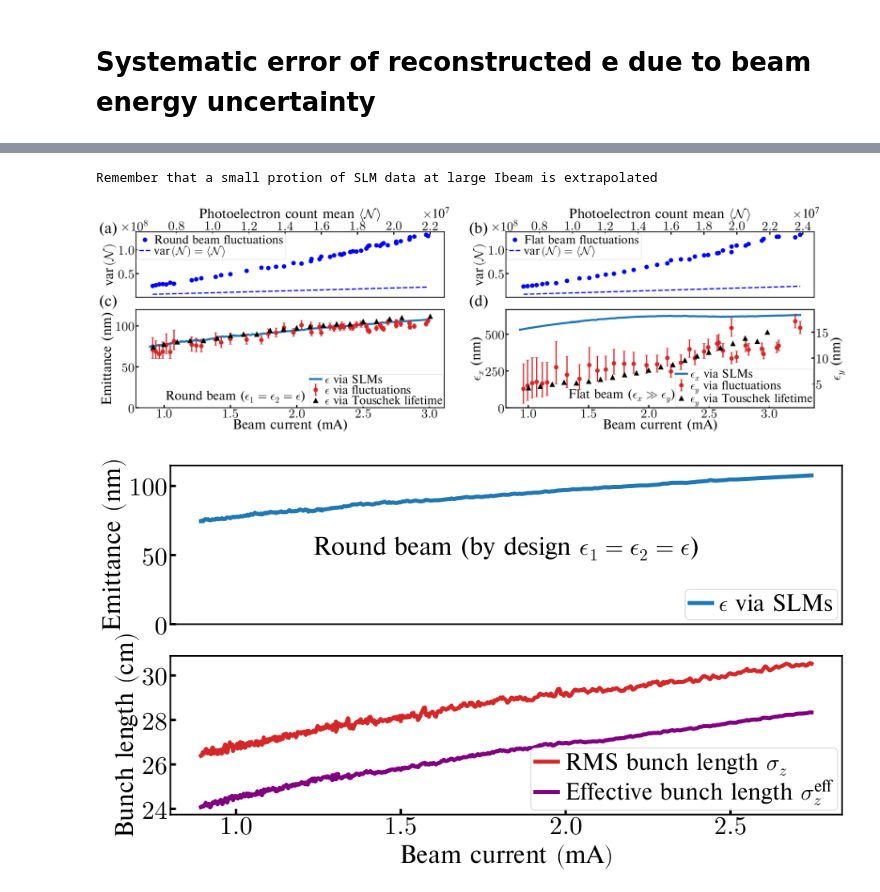
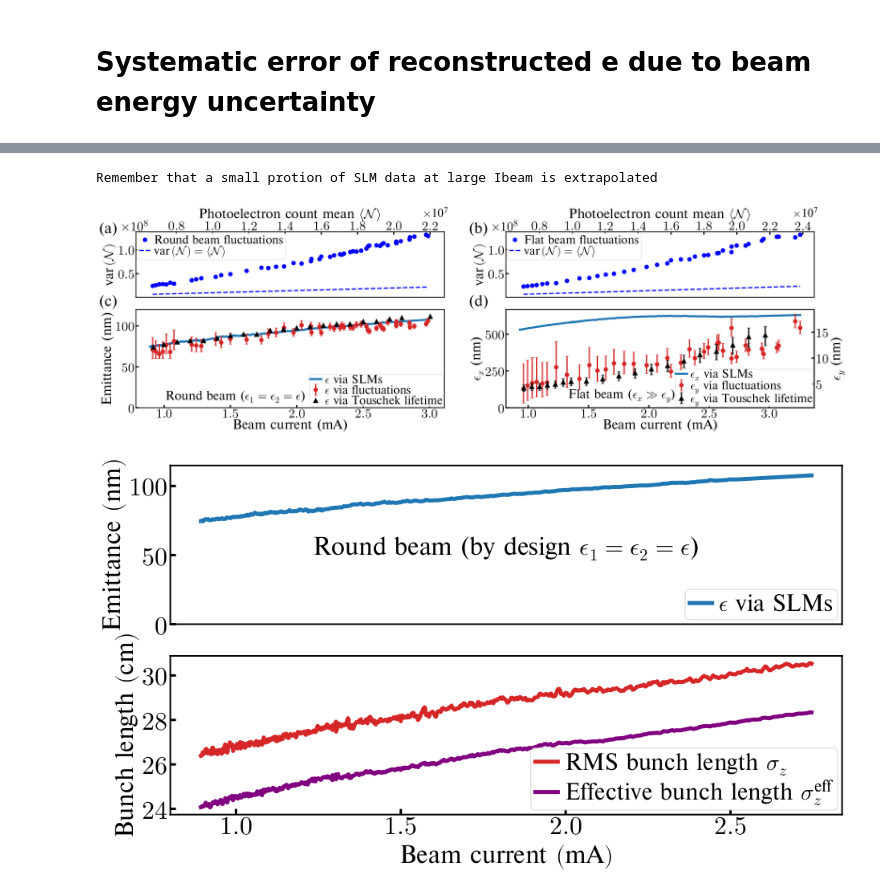
Before and after one commit to IharLobach/fur, a Jupyter notebook: shifts/shift_03_16_2020/round_and_round_long_plots/plot_round.ipynb, the cells around one changed output, grey strips where cells are left out. Drawn from its saved outputs; the diff is of its cells as text; code cells hidden in the pictures.

```diff
--- a/shifts/shift_03_16_2020/round_and_round_long_plots/plot_round.ipynb
+++ b/shifts/shift_03_16_2020/round_and_round_long_plots/plot_round.ipynb
@@ -289,6 +301,7 @@ fit_errorbar = get_from_config("varN_error_fit")
 df = round_df
 
 fs = 32
+powerfs = 28
 
 
 i_to_photoel = cur_to_sum_channel*sum_channel_to_photoelectrons
@@ -389,15 +402,16 @@ ln2 = axFEy.errorbar(meas_FLAT['N']/i_to_photoel, 1e3*meas_FLAT['ey_rec'],
 
 yrange = axFEy.get_ylim()
 
-ln3 = axFEy.plot(lt_f_df['I (mA)'], lt_f_df['ey_rec_no_transv_acc'], color='black',
-                 marker='^', markersize=trianglesize, linestyle='None', label=r'$\epsilon_y$ via Touschek lifetime',
+ln3 = axFEy.errorbar(lt_f_df['I (mA)'], lt_f_df['ey_rec_no_transv_acc'], color='black',
+                 marker='^', yerr=[lt_f_df['ey_err_top'], lt_f_df['ey_err_bottom']],
+         markersize=trianglesize, linestyle='None', label=r'$\epsilon_y$ via Touschek lifetime',
                 zorder=102)
 
 axFEy.set_ylim(yrange)
 
 axFEy.set_ylabel(r"$\epsilon_y$ (nm)")
 
-lns = [ln1[0], ln2, ln3[0]]
+lns = [ln1[0], ln2, ln3]
 labs = [l.get_label() for l in lns]
 axFEy.legend(lns, labs, loc='lower right')
 
@@ -422,34 +436,34 @@ axFF.set_xlabel(avNlabel)
 handles, labels = axFF.get_legend_handles_labels()
 order = [0,1]
 axFF.legend([handles[idx] for idx in order],[labels[idx] for idx in order],
             loc='upper left', borderpad=borderpad_fluct)
 axFF.set_xticks(ticks=np.arange(0.8,2.41,0.2))
 axFF.set_xlim(np.asarray(axFE.get_xlim())*i_to_photoel/pw)
 axFF.xaxis.tick_top()
 axFF.xaxis.set_label_position('top')
 axFF.text(*powerpos, r"$\times\SI{e7}{}$", transform=axFF.transAxes,
       fontsize=powerfs, va='top', ha='left')
 axFF.get_yaxis().get_offset_text().set_x(-0.05)
 axFF.xaxis.labelpad = 0
 
 axRE.xaxis.labelpad = -5
 axFE.xaxis.labelpad = -5
 
 
 fig.subplots_adjust(hspace=0.15)
 for i, label in enumerate(('(a)', '(b)', '(c)', '(d)')):
     x = i // 2
     y = i - 2*x
     axx = ax[x][y]
     axx.text(-0.12, 1.15, label, transform=axx.transAxes,
       fontsize=36, va='top', ha='left')
 print("Remember that a small protion of SLM data at large Ibeam is extrapolated")
 plt.savefig(path_assistant.get_PRL_images_dir().fi("iota_measurements.png"),
             dpi=300, bbox_inches='tight')
 plt.show()
 # %% [output]
 Remember that a small protion of SLM data at large Ibeam is extrapolated
-[figure, old version]
+[figure, new version]
 # %%
 from fur.path_assistant import get_plot_style_sheet
 import matplotlib as mpl
```
Also changed, not shown: parts of 6 cells of this notebook, 7 other files.
